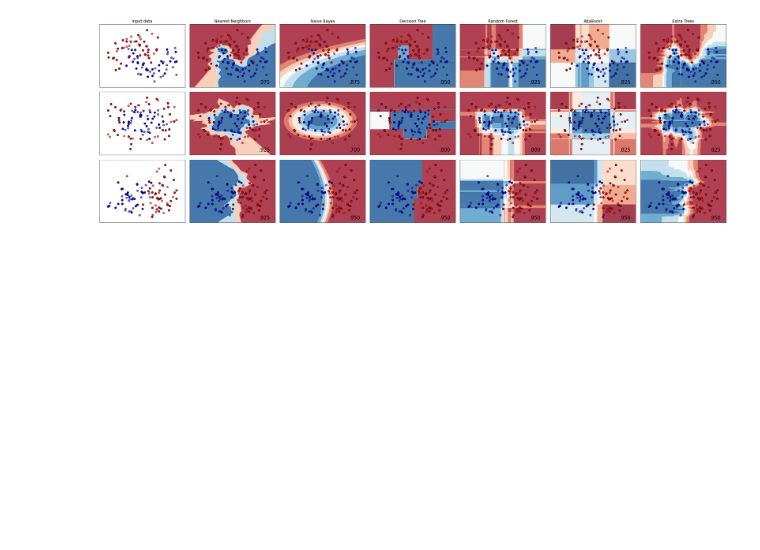
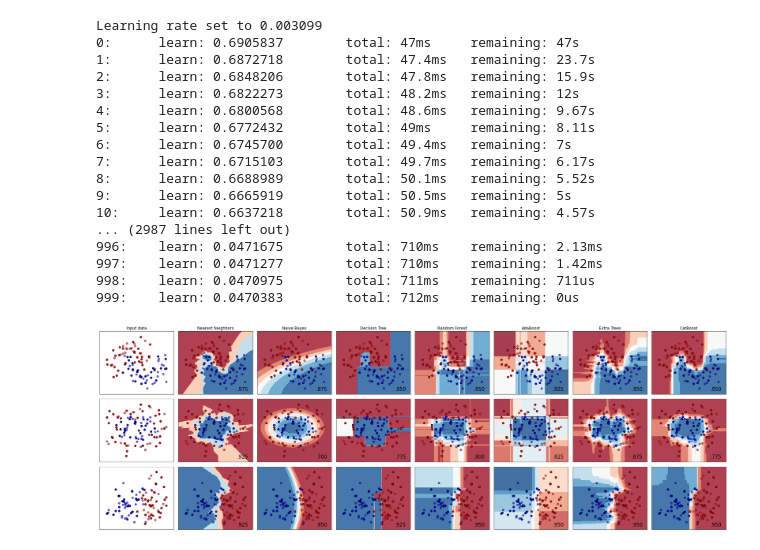
Before and after one commit to LCaravaggio/AnalisisPredictivo, a Jupyter notebook: 04_Árboles/Modelos.ipynb, the cells around one changed output. Saved outputs shown, nothing was run; the diff lists cells and outputs as text; code cells hidden in the pictures; blank space fills up the shorter version.

```diff
--- a/04_Árboles/Modelos.ipynb
+++ b/04_Árboles/Modelos.ipynb
@@ -1,26 +44,4 @@
 # %%
-# Code source: Gaël Varoquaux
-#              Andreas Müller
-# Modified for documentation by Jaques Grobler
-# Modificado para Análisis Predictivo ITBA by Leonardo Caravaggio
-# License: BSD 3 clause
-
-import numpy as np
-import matplotlib.pyplot as plt
-from matplotlib.colors import ListedColormap
-from sklearn.model_selection import train_test_split
-from sklearn.preprocessing import StandardScaler
-from sklearn.datasets import make_moons, make_circles, make_classification
-#from sklearn.neural_network import MLPClassifier
-from sklearn.neighbors import KNeighborsClassifier
-#from sklearn.svm import SVC
-#from sklearn.gaussian_process import GaussianProcessClassifier
-#from sklearn.gaussian_process.kernels import RBF
-from sklearn.tree import DecisionTreeClassifier
-from sklearn.ensemble import RandomForestClassifier, AdaBoostClassifier, ExtraTreesClassifier
-from sklearn.naive_bayes import GaussianNB
-#from sklearn.discriminant_analysis import QuadraticDiscriminantAnalysis
-
 h = .02  # step size in the mesh
 
 names = ["Nearest Neighbors",
@@ -31,9 +52,10 @@ names = ["Nearest Neighbors",
          "Decision Tree",
          "Random Forest",
          "AdaBoost",
-         "Extra Trees"
+         "Extra Trees",
          #"Neural Net",
          #"QDA"
+         "CatBoost"
          ]
 
 classifiers = [
@@ -46,8 +68,9 @@ classifiers = [
     RandomForestClassifier(max_depth=5, n_estimators=10, max_features=1),
     #MLPClassifier(alpha=1, max_iter=1000),
     AdaBoostClassifier(),
-    ExtraTreesClassifier()
+    ExtraTreesClassifier(),
     #QuadraticDiscriminantAnalysis()
+    CatBoostClassifier()
     ]
 
 X, y = make_classification(n_features=2, n_redundant=0, n_informative=2,
@@ -106,31 +129,48 @@ for ds_cnt, ds in enumerate(datasets):
         # point in the mesh [x_min, x_max]x[y_min, y_max].
         if hasattr(clf, "decision_function"):
             Z = clf.decision_function(np.c_[xx.ravel(), yy.ravel()])
         else:
             Z = clf.predict_proba(np.c_[xx.ravel(), yy.ravel()])[:, 1]
 
         # Put the result into a color plot
         Z = Z.reshape(xx.shape)
         ax.contourf(xx, yy, Z, cmap=cm, alpha=.8)
 
         # Plot the training points
         ax.scatter(X_train[:, 0], X_train[:, 1], c=y_train, cmap=cm_bright,
                    edgecolors='k')
         # Plot the testing points
         ax.scatter(X_test[:, 0], X_test[:, 1], c=y_test, cmap=cm_bright,
                    edgecolors='k', alpha=0.6)
 
         ax.set_xlim(xx.min(), xx.max())
         ax.set_ylim(yy.min(), yy.max())
         ax.set_xticks(())
         ax.set_yticks(())
         if ds_cnt == 0:
             ax.set_title(name)
         ax.text(xx.max() - .3, yy.min() + .3, ('%.3f' % score).lstrip('0'),
                 size=15, horizontalalignment='right')
         i += 1
 
 plt.tight_layout()
 plt.show()
 # %% [output]
+Learning rate set to 0.003099
+0:      learn: 0.6905837        total: 47ms     remaining: 47s
+1:      learn: 0.6872718        total: 47.4ms   remaining: 23.7s
+2:      learn: 0.6848206        total: 47.8ms   remaining: 15.9s
+3:      learn: 0.6822273        total: 48.2ms   remaining: 12s
+4:      learn: 0.6800568        total: 48.6ms   remaining: 9.67s
+5:      learn: 0.6772432        total: 49ms     remaining: 8.11s
+6:      learn: 0.6745700        total: 49.4ms   remaining: 7s
+7:      learn: 0.6715103        total: 49.7ms   remaining: 6.17s
+8:      learn: 0.6688989        total: 50.1ms   remaining: 5.52s
+9:      learn: 0.6665919        total: 50.5ms   remaining: 5s
+10:     learn: 0.6637218        total: 50.9ms   remaining: 4.57s
+... (2987 lines left out)
+996:    learn: 0.0471675        total: 710ms    remaining: 2.13ms
+997:    learn: 0.0471277        total: 710ms    remaining: 1.42ms
+998:    learn: 0.0470975        total: 711ms    remaining: 711us
+999:    learn: 0.0470383        total: 712ms    remaining: 0us
-[figure, old version]
+[figure, new version]
```
Also changed, not shown: parts of 1 cell of this notebook.
